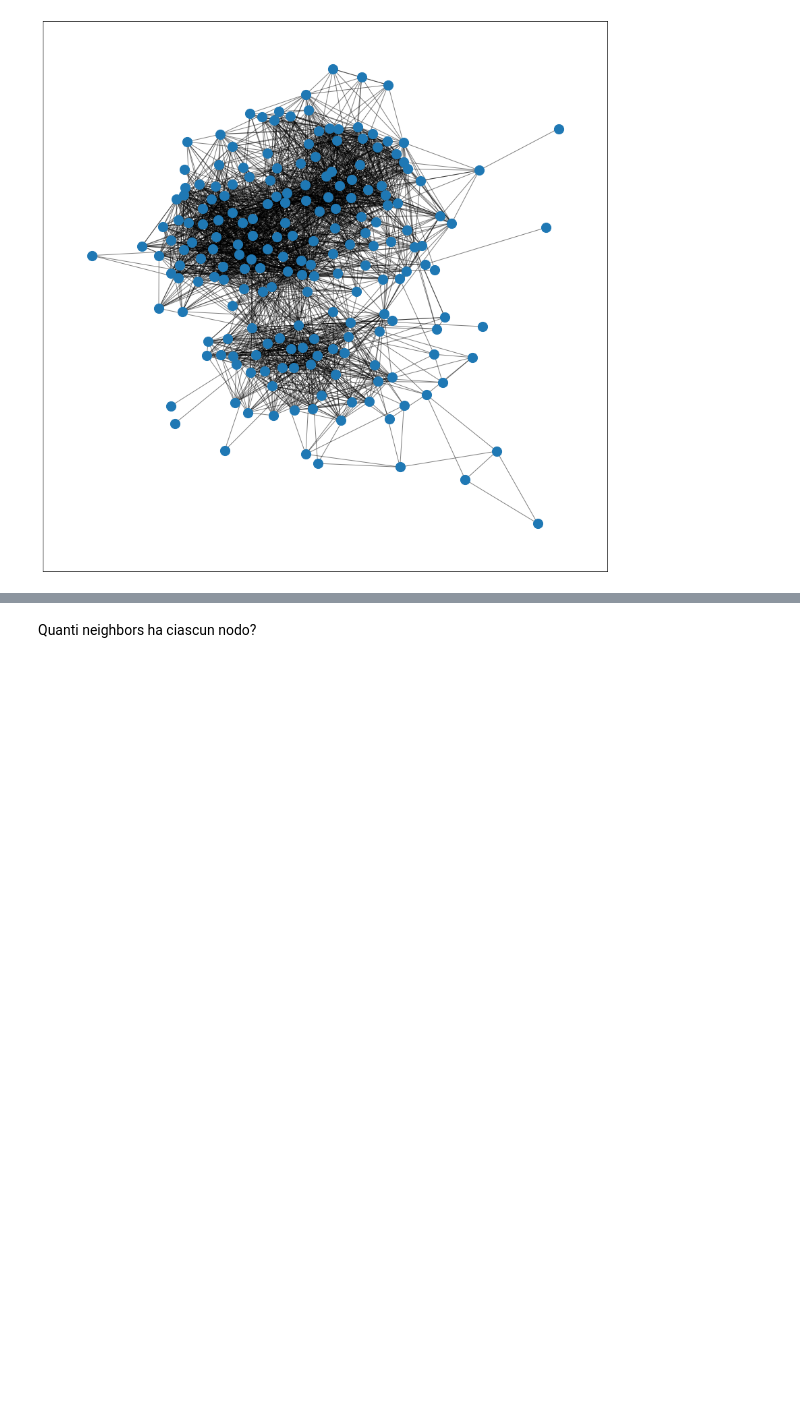
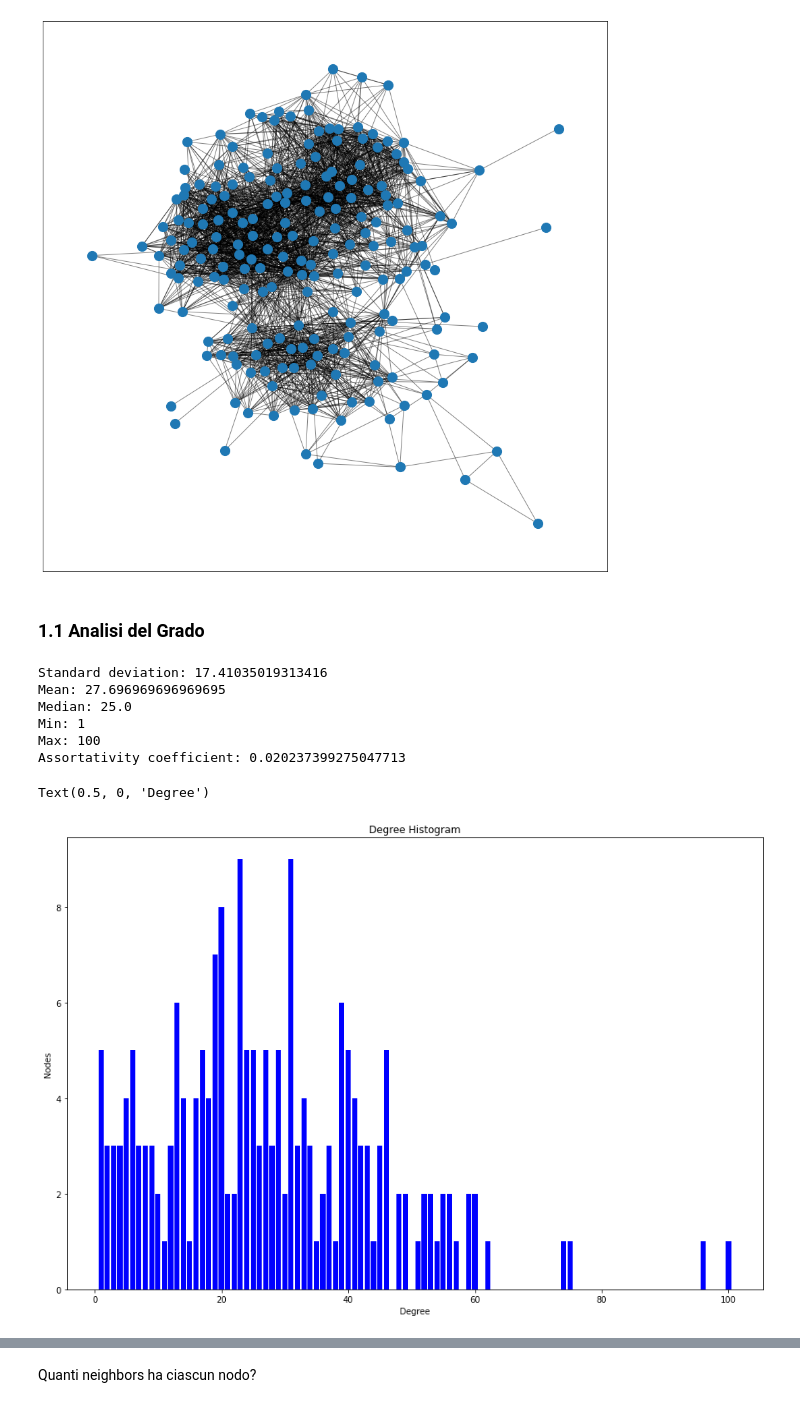
Before and after one commit to Badar97/Progetto_DataScience, a Jupyter notebook: 3-NetworkX/SocialNetworkAnalysis.ipynb, the cells around one changed output, grey strips where cells are left out. Cells and saved outputs as stored; diff of their text form; code cells hidden in the pictures; blank space fills up the shorter version.

```diff
--- a/3-NetworkX/SocialNetworkAnalysis.ipynb
+++ b/3-NetworkX/SocialNetworkAnalysis.ipynb
@@ -93,3 +97,32 @@ nx.draw_networkx_edges(G, pos=posk, alpha=0.5)
 plt.show()
 # %% [output]
 [figure]
+# %% [markdown]
+### **1.1 Analisi del Grado**
+# %%
+print('Standard deviation: {}'.format(np.std(gradi)))
+print('Mean: {}'.format(np.mean(gradi)))
+print('Median: {}'.format(np.median(gradi)))
+print('Min: {}'.format(np.min(gradi)))
+print('Max: {}'.format(np.max(gradi)))
+print("Assortativity coefficient: " + str(nx.degree_assortativity_coefficient(G)))
+# %% [output]
+Standard deviation: 17.41035019313416
+Mean: 27.696969696969695
+Median: 25.0
+Min: 1
+Max: 100
+Assortativity coefficient: 0.020237399275047713
+# %%
+degree_sequence = sorted([d for n, d in G.degree()], reverse=True)  # degree sequence
+degreeCount = collections.Counter(degree_sequence)
+deg, cnt = zip(*degreeCount.items())
+plt.figure(figsize=(15,10))
+
+plt.bar(deg, cnt, width=0.8, color="b")
+plt.title("Degree Histogram")
+plt.ylabel("Nodes")
+plt.xlabel("Degree")
+# %% [output]
+Text(0.5, 0, 'Degree')
+[figure, added]
```
Also changed, not shown: parts of 29 cells of this notebook.
